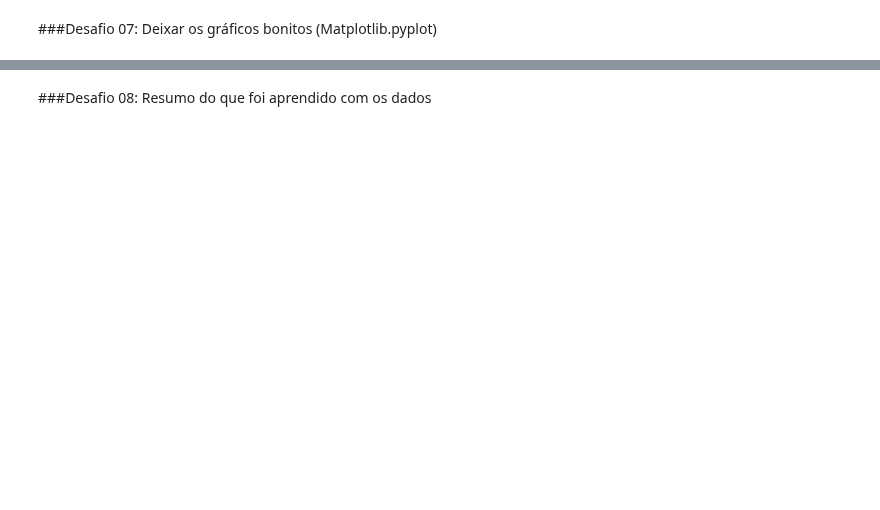
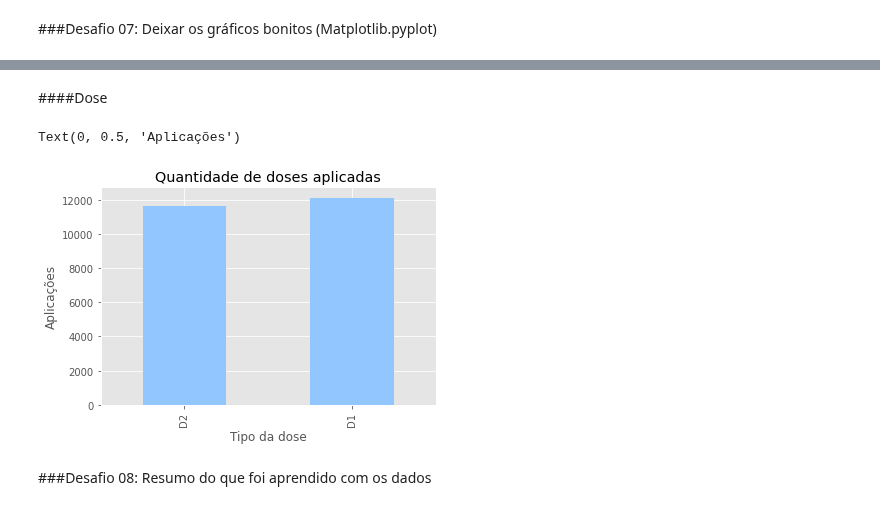
Before and after one commit to eduardo-correa/imersao_dados_alura, a Jupyter notebook: Aula_1.ipynb, the cells around one changed output, grey strips where cells are left out. Cells and saved outputs as stored; diff of their text form; code cells hidden in the pictures; blank space fills up the shorter version.

```diff
--- a/Aula_1.ipynb
+++ b/Aula_1.ipynb
@@ -171,2 +237,13 @@ Name: tratamento, dtype: float64
+# %% [markdown]
+####Dose
+# %%
+plt.style.use('seaborn-pastel')
+dados['dose'].value_counts().sort_values().plot.bar()
+plt.title('Quantidade de doses aplicadas')
+plt.xlabel('Tipo da dose')
+plt.ylabel('Aplicações')
+# %% [output]
+Text(0, 0.5, 'Aplicações')
+[figure, added]
 # %% [markdown]
 ###Desafio 08: Resumo do que foi aprendido com os dados
```
Also changed, not shown: parts of 14 cells of this notebook.
